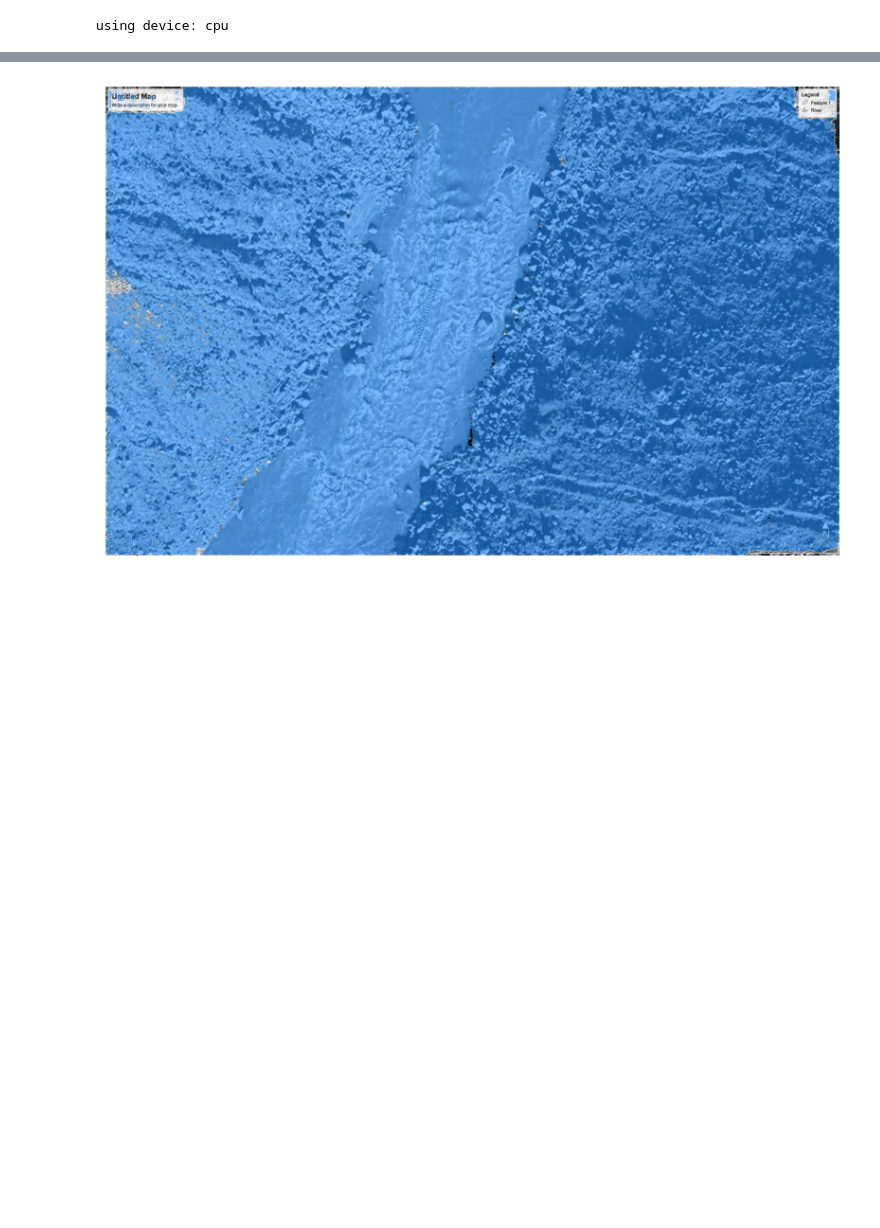
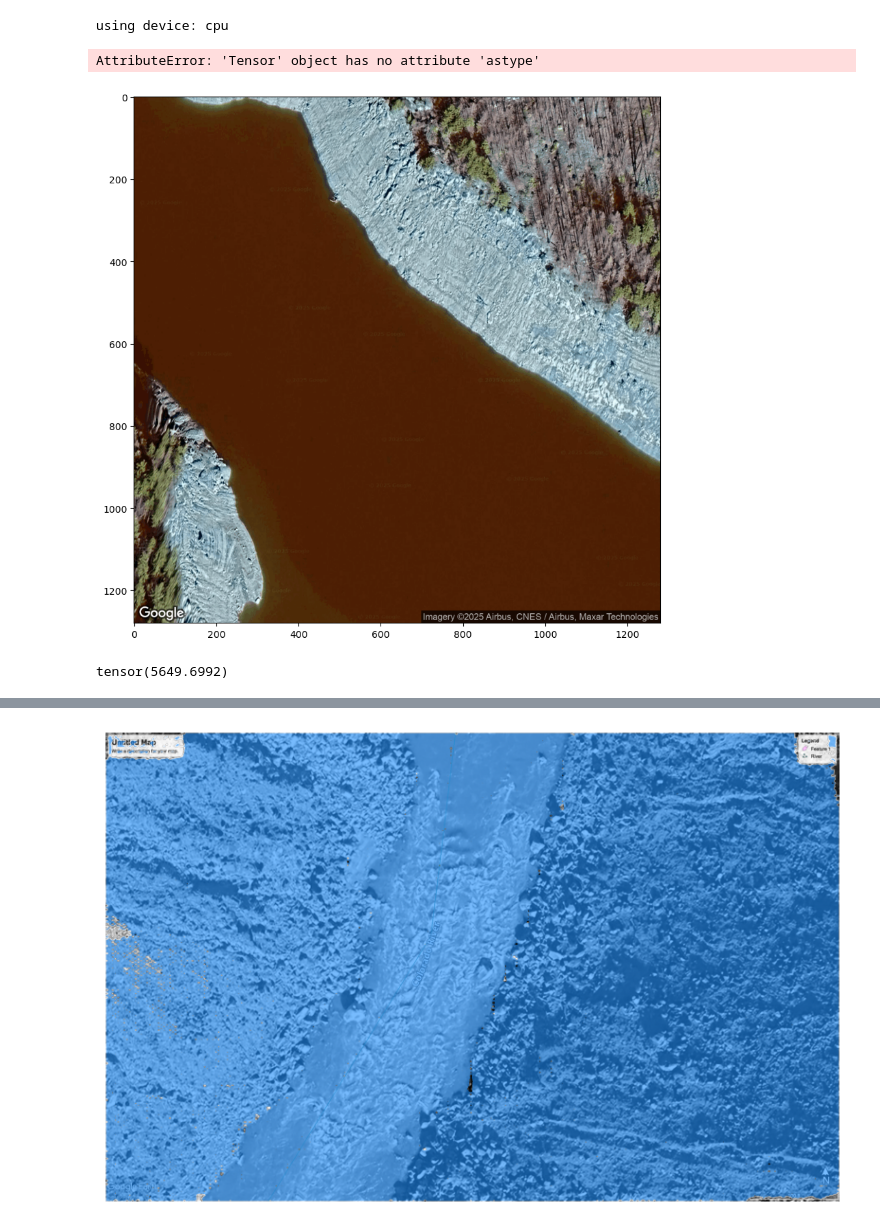
Before and after one commit to KelvynBladen/ml_intro, a Jupyter notebook: finetuning.ipynb, the cells around one changed output, grey strips where cells are left out. Drawn from its saved outputs; the diff is of its cells as text; code cells hidden in the pictures; blank space fills up the shorter version.

```diff
--- a/finetuning.ipynb
+++ b/finetuning.ipynb
@@ -122,11 +127,30 @@ transform = T.Compose([
 ])
 # %%
 # Replace these with your actual paths
-images_dir = 'initial_images'
+images_dir = '/Users/cameronswapp/Documents/STAT5810_ML/ml_intro/initial_images'
 masks_dir = 'initial_masks'
 
-dataset = RiverSegmentationDataset(images_dir, masks_dir, transform=transform)
-dataloader = DataLoader(dataset, batch_size=4, shuffle=True, num_workers=4)
+dataset = RiverSegmentationDataset(images_dir, masks_dir)#, transform=transform)
+dataloader = DataLoader(dataset, batch_size=1, shuffle=True, num_workers=0)
+# %%
+# Read an image to predict the mask using the SAM2 model
+data = [os.path.join(images_dir, f) for f in os.listdir(images_dir) if f.endswith(('.json'))]
+
+def read_batch(data, index):
+    with open(data[index], 'r') as f:
+        json_obj = json.load(f)
+
+
+    image = cv2.imread(json_obj['image'])
+    mask = torch.tensor(np.load(json_obj['map']))
+    return image, mask
+
+img, mask = read_batch(data, 0)
+# %%
+show_masks(img, pred_masks, scores, borders=True)
+# %% [output]
+AttributeError: 'Tensor' object has no attribute 'astype'
+[figure, added]
 # %%
 from sam2.build_sam import build_sam2
 from sam2.sam2_image_predictor import SAM2ImagePredictor
@@ -146 +182,6 @@ loss_fn = nn.CrossEntropyLoss()  # Expects logits [B, C, H, W] and target [B, H,
+# %%
+loss = loss_fn(pred_masks, mask)
+print(loss)
+# %% [output]
+tensor(5649.6992)
 # %%
```
Also changed, not shown: parts of 4 cells of this notebook, 22 other files.
